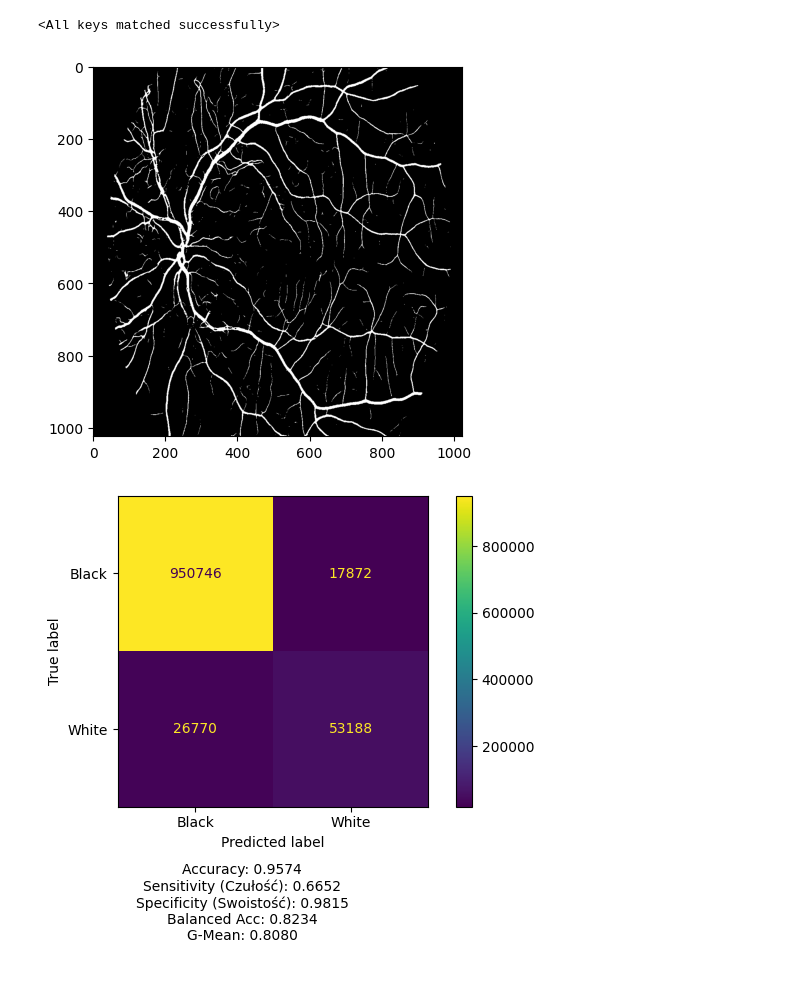
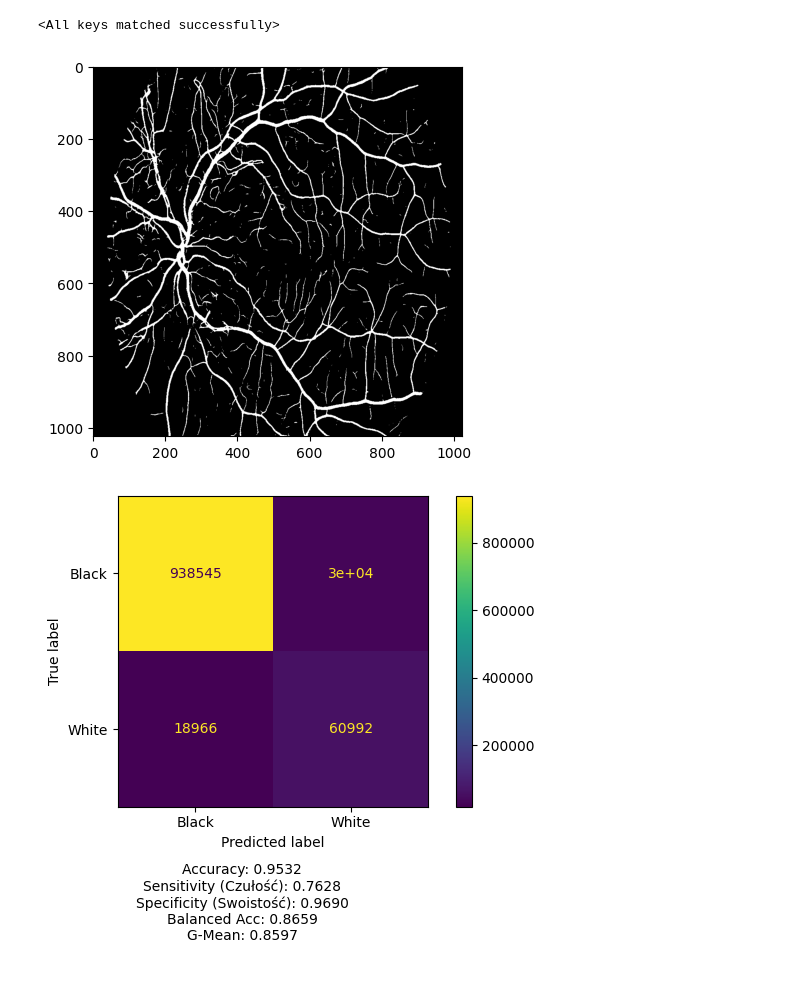
Before and after one commit to StanislawMarszalek/segmentation-of-fundus-images, a Jupyter notebook: deep_learning.ipynb, the cells around one changed output. Cells and saved outputs as stored; diff of their text form; code cells hidden in the pictures.

```diff
--- a/deep_learning.ipynb
+++ b/deep_learning.ipynb
@@ -179,38 +170,38 @@ size = 1024
 img = cv2.resize(img, (size, size), interpolation=cv2.INTER_AREA)
 mask = cv2.resize(mask, (size, size), interpolation=cv2.INTER_NEAREST)
 
-# tylko zielony kanał
-img = img[:, :, 1].astype(np.float32) / 255.0   # (H, W)
+#extract green channel
+img = img[:, :, 1].astype(np.float32) / 255.0
 
-# (1, H, W) -> (1, 1, H, W)
+
 img = np.expand_dims(img, axis=0)
 img = np.expand_dims(img, axis=0)
 
 mask = (mask > 0).astype(np.uint8)
 
 X = torch.tensor(img, dtype=torch.float32, device=device)
 
 with torch.no_grad():
     result = model(X)
     result = torch.sigmoid(result)
-    result = (result > 0.5).float()
+    result = (result > 0.01).float()
 
 pred = result.squeeze(0).squeeze(0).cpu().numpy().astype(np.uint8)
 pred = postproces_pipeline(pred, 3)
 
 show_img(pred)
 true = mask.astype(np.uint8)
 
 h = min(true.shape[0], pred.shape[0])
 w = min(true.shape[1], pred.shape[1])
 
 true = true[:h, :w]
 pred = pred[:h, :w]
 
 create_confusions_matrix(
     true.flatten(),
     pred.flatten()
 )
 # %% [output]
-[figure, old version]
+[figure, new version]
-[figure, old version]
+[figure, new version]
```
Also changed, not shown: parts of 3 cells of this notebook, 1 other file.
